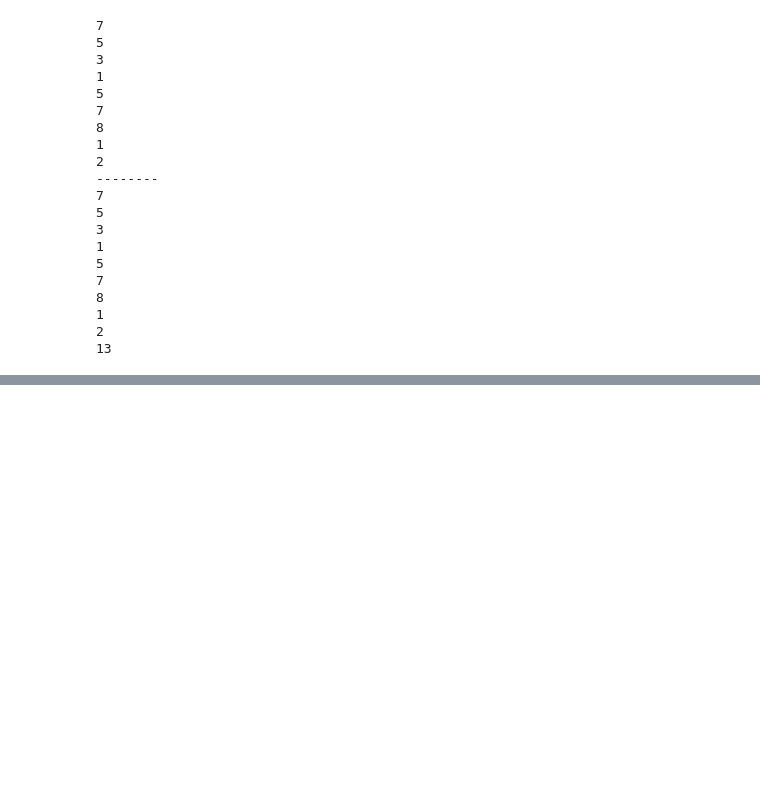
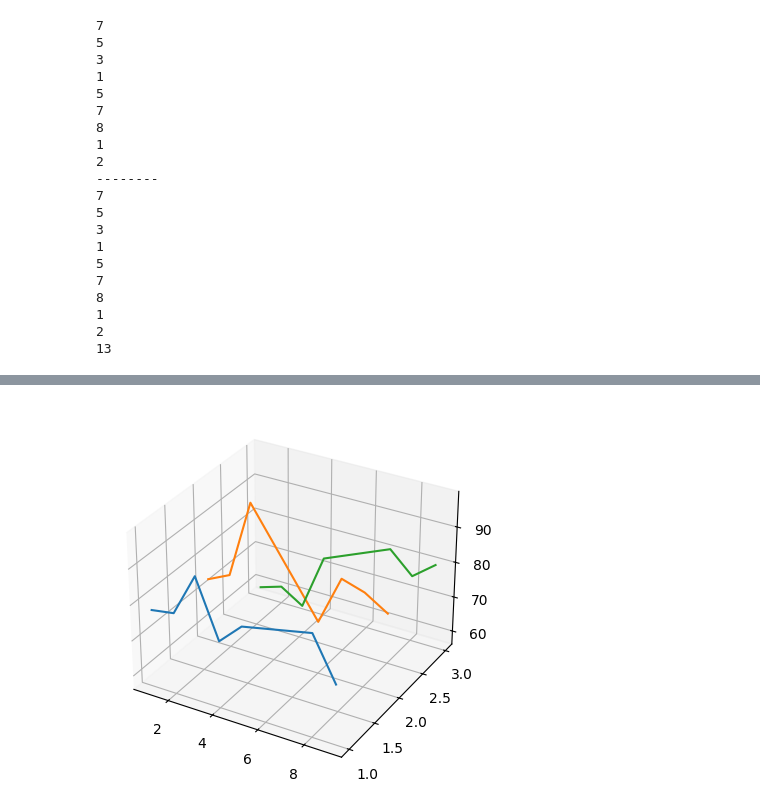
Before and after one commit to JCano22/Compe361, a Jupyter notebook: Notes/Notes.ipynb, the cells around one changed output, grey strips where cells are left out. Cells and saved outputs as stored; diff of their text form; code cells hidden in the pictures; blank space fills up the shorter version.

```diff
--- a/Notes/Notes.ipynb
+++ b/Notes/Notes.ipynb
@@ -1549,0 +1605,19 @@ while True:
+# %%
+from matplotlib import pyplot
+
+sandiego = [78, 79, 91, 75, 81, 85, 73]
+sanmarcos = (74, 77, 99, 71, 85, 83, 79)
+poway = [59, 61, 57, 73, 81, 75, 80]
+
+dayssd = (1,2,3,4,5,8,9)
+dayssm = (1,2,3,6,7,8,9)
+dayspw = (1,2,3,4,7,8,9)
+
+ax = pyplot.axes(projection='3d')
+ax.plot(dayssd, 1, sandiego)
+ax.plot(dayssm,2,sanmarcos)
+ax.plot(dayspw,3,poway)
+
+pyplot.show()
+# %% [output]
+[figure, added]
```
Also changed, not shown: parts of 6 cells of this notebook.
